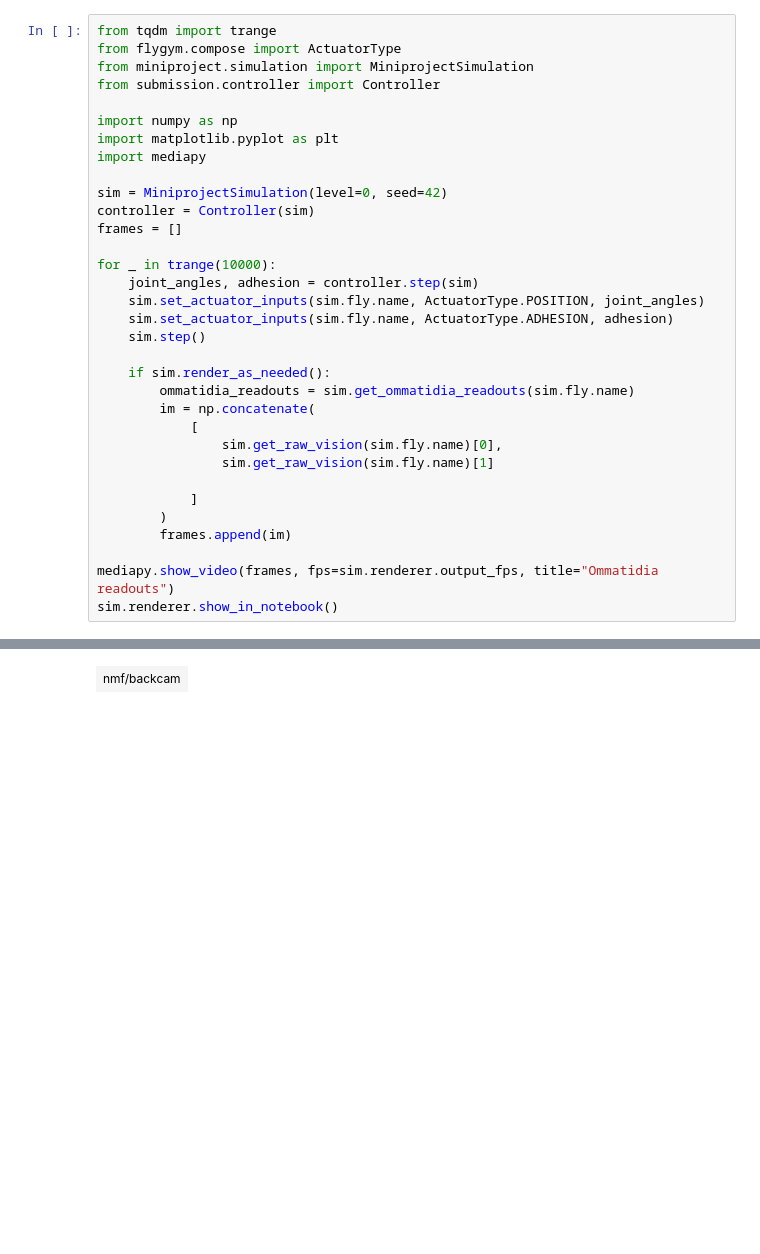
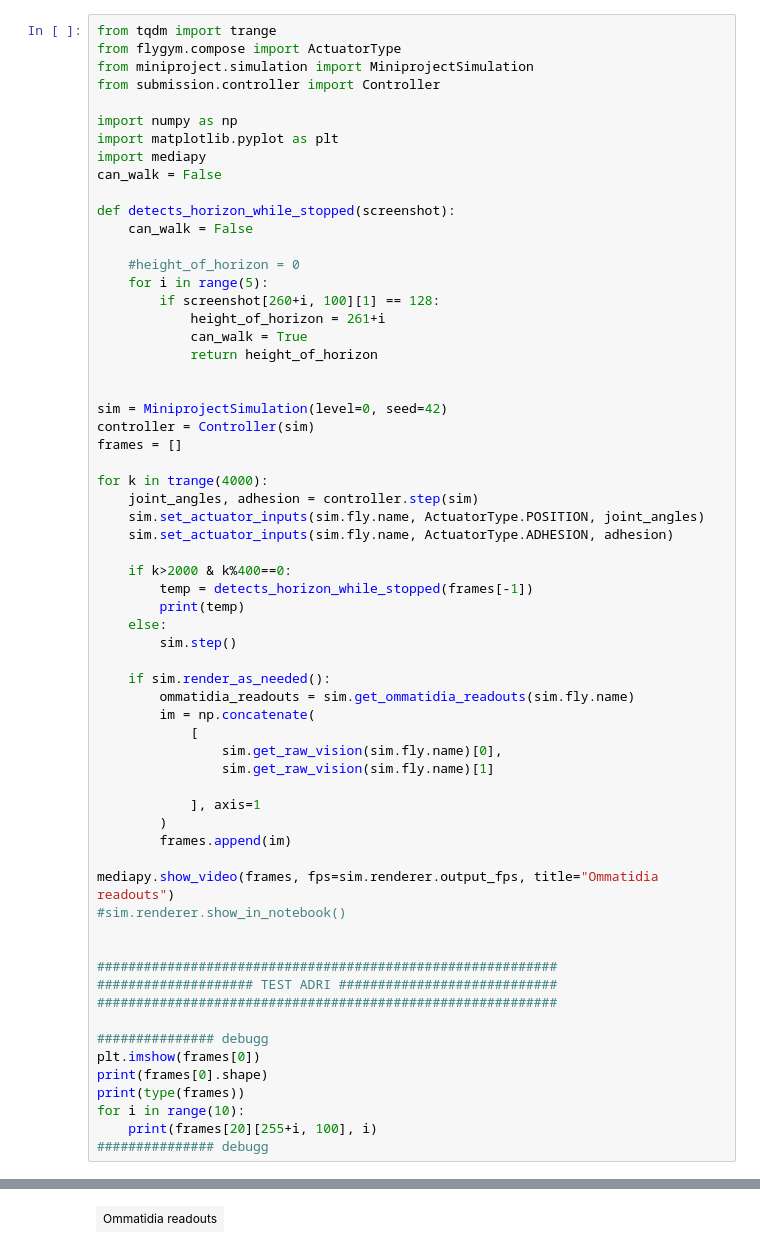
Before and after one commit to JohannePinel/Controlling_BAR_Project, a Jupyter notebook: miniproject/run_controller.ipynb, the cells around one changed output, grey strips where cells are left out. Saved outputs shown, nothing was run; the diff lists cells and outputs as text; blank space fills up the shorter version.

Commit message:
detecte horizon

```diff
--- a/miniproject/run_controller.ipynb
+++ b/miniproject/run_controller.ipynb
@@ -7,16 +7,33 @@ from submission.controller import Controller
 import numpy as np
 import matplotlib.pyplot as plt
 import mediapy
+can_walk = False
+
+def detects_horizon_while_stopped(screenshot):
+    can_walk = False
+
+    #height_of_horizon = 0
+    for i in range(5):
+        if screenshot[260+i, 100][1] == 128:
+            height_of_horizon = 261+i
+            can_walk = True
+            return height_of_horizon
+
 
 sim = MiniprojectSimulation(level=0, seed=42)
 controller = Controller(sim)
 frames = []
 
-for _ in trange(10000):
+for k in trange(4000):
     joint_angles, adhesion = controller.step(sim)
     sim.set_actuator_inputs(sim.fly.name, ActuatorType.POSITION, joint_angles)
     sim.set_actuator_inputs(sim.fly.name, ActuatorType.ADHESION, adhesion)
-    sim.step()
+
+    if k>2000 & k%400==0:
+        temp = detects_horizon_while_stopped(frames[-1])
+        print(temp)
+    else:
+        sim.step()
 
     if sim.render_as_needed():
         ommatidia_readouts = sim.get_ommatidia_readouts(sim.fly.name)
@@ -25,10 +42,23 @@ for _ in trange(10000):
                 sim.get_raw_vision(sim.fly.name)[0],
                 sim.get_raw_vision(sim.fly.name)[1]
 
-            ]
+            ], axis=1
         )
         frames.append(im)
 
 mediapy.show_video(frames, fps=sim.renderer.output_fps, title="Ommatidia readouts")
-sim.renderer.show_in_notebook()
+#sim.renderer.show_in_notebook()
+
+
+###########################################################
+#################### TEST ADRI ############################
+###########################################################
+
+############### debugg
+plt.imshow(frames[0])
+print(frames[0].shape)
+print(type(frames))
+for i in range(10):
+    print(frames[20][255+i, 100], i)
+############### debugg
 # %% [output]
@@ -37 +235 @@ sim.renderer.show_in_notebook()
-| nmf/backcam |
+| Ommatidia readouts |
```
Also changed, not shown: parts of 1 cell of this notebook, 1 other file.
